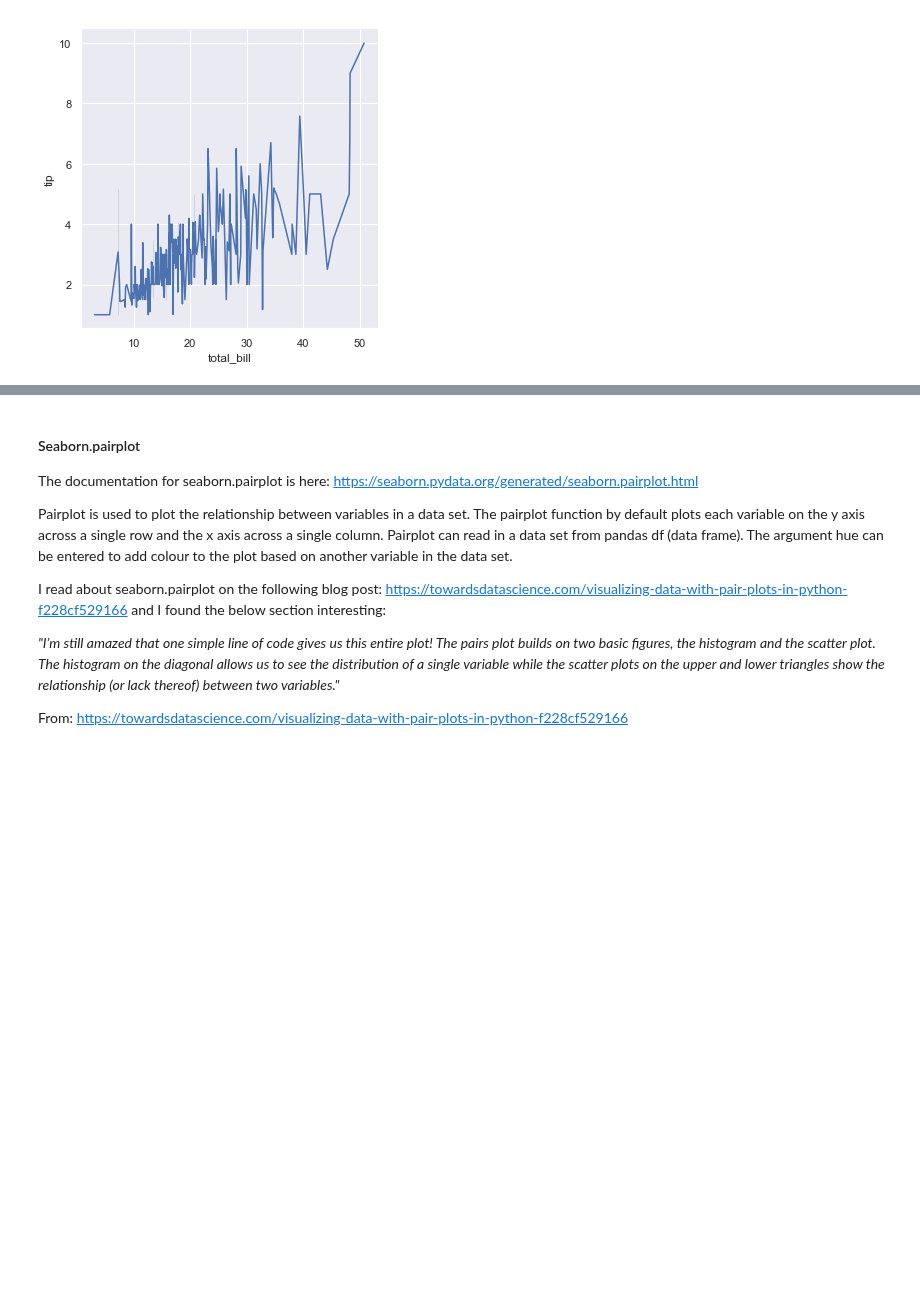
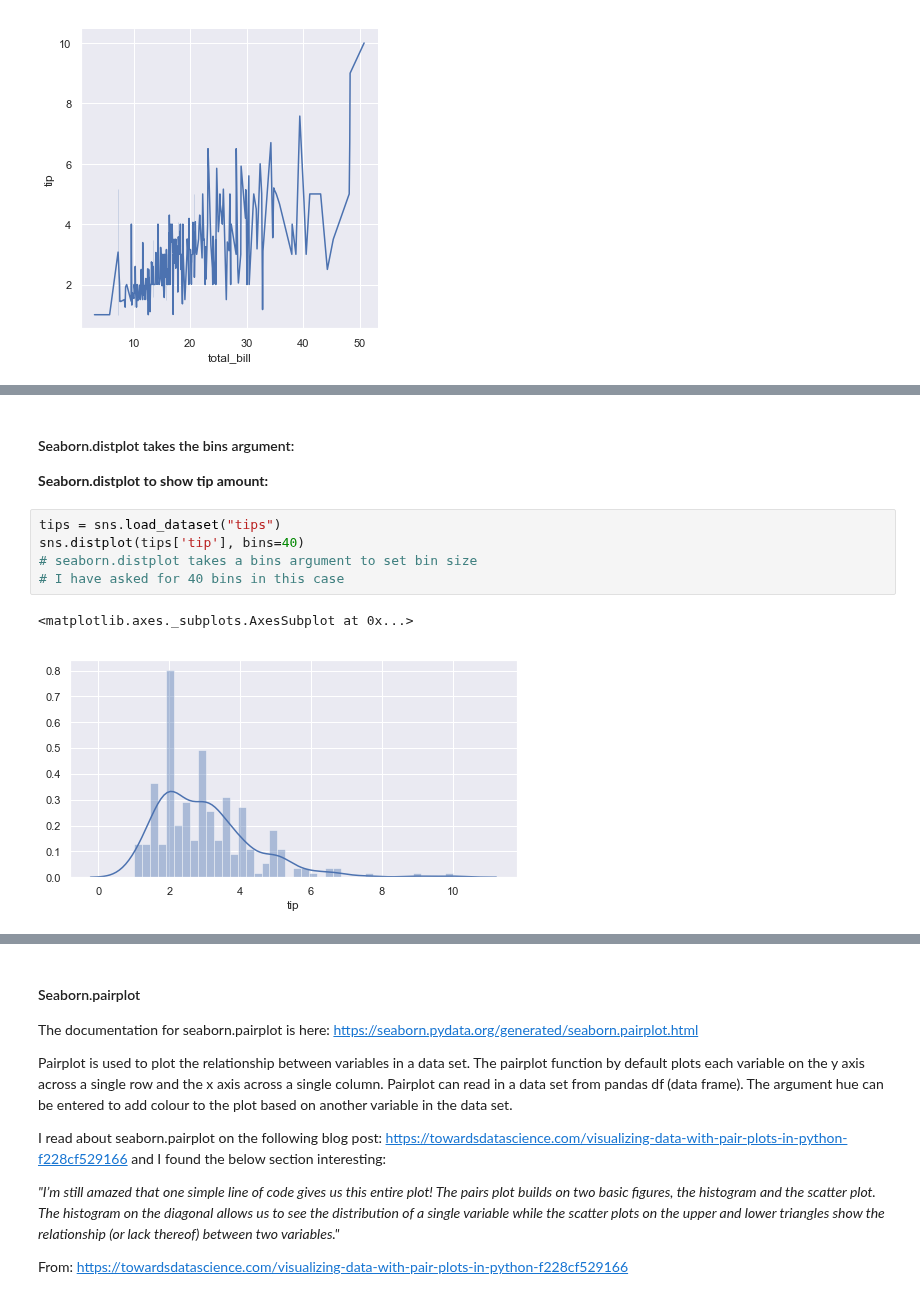
Before and after one commit to johndunne2019/Fundamentals-of-Data-Analysis-Project-2019, a Jupyter notebook: Tips-Dataset.ipynb, the cells around one changed output, grey strips where cells are left out. Cells and saved outputs as stored; diff of their text form; blank space fills up the shorter version.

```diff
--- a/Tips-Dataset.ipynb
+++ b/Tips-Dataset.ipynb
@@ -440,0 +460,11 @@ sns.relplot(x="total_bill", y="tip", kind="line", data=tips);
+# %% [markdown]
+#### Seaborn.distplot takes the bins argument:
+**Seaborn.distplot to show tip amount:**
+# %%
+tips = sns.load_dataset("tips")
+sns.distplot(tips['tip'], bins=40)
+# seaborn.distplot takes a bins argument to set bin size
+# I have asked for 40 bins in this case
+# %% [output]
+<matplotlib.axes._subplots.AxesSubplot at 0x...>
+[figure, added]
```
Also changed, not shown: parts of 9 cells of this notebook.
